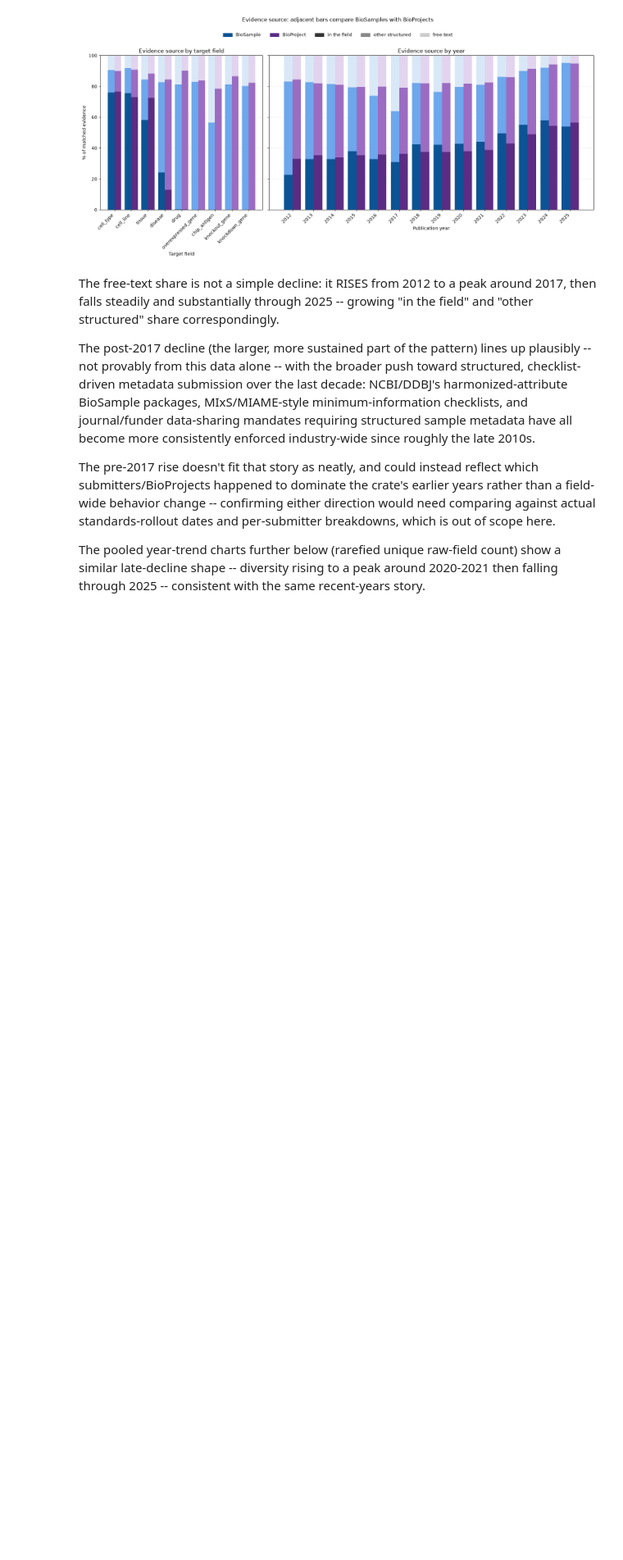
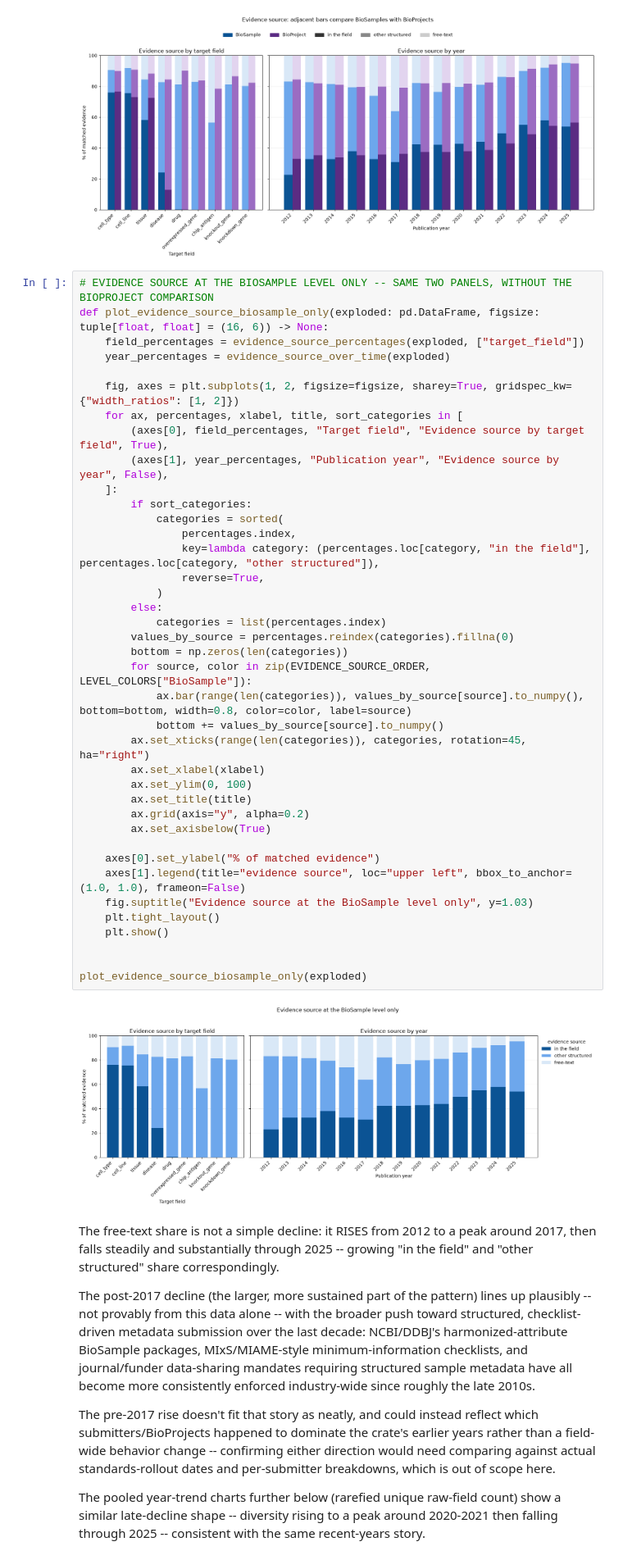
Before and after one commit to nuriafari/BH26_BioSample_bsllmner_mk2_value_provenance, a Jupyter notebook: notebooks/biosample_trace_back_analysis.ipynb, the cells around one changed output. Shown at 82% size. Saved outputs shown, nothing was run; the diff lists cells and outputs as text; blank space fills up the shorter version.

```diff
--- a/notebooks/biosample_trace_back_analysis.ipynb
+++ b/notebooks/biosample_trace_back_analysis.ipynb
@@ -398,6 +506,47 @@ def plot_evidence_source_levels(exploded: pd.DataFrame, figsize: tuple[float, fl
 plot_evidence_source_levels(exploded)
 # %% [output]
 [figure]
+# %%
+# EVIDENCE SOURCE AT THE BIOSAMPLE LEVEL ONLY -- SAME TWO PANELS, WITHOUT THE BIOPROJECT COMPARISON
+def plot_evidence_source_biosample_only(exploded: pd.DataFrame, figsize: tuple[float, float] = (16, 6)) -> None:
+    field_percentages = evidence_source_percentages(exploded, ["target_field"])
+    year_percentages = evidence_source_over_time(exploded)
+
+    fig, axes = plt.subplots(1, 2, figsize=figsize, sharey=True, gridspec_kw={"width_ratios": [1, 2]})
+    for ax, percentages, xlabel, title, sort_categories in [
+        (axes[0], field_percentages, "Target field", "Evidence source by target field", True),
+        (axes[1], year_percentages, "Publication year", "Evidence source by year", False),
+    ]:
+        if sort_categories:
+            categories = sorted(
+                percentages.index,
+                key=lambda category: (percentages.loc[category, "in the field"], percentages.loc[category, "other structured"]),
+                reverse=True,
+            )
+        else:
+            categories = list(percentages.index)
+        values_by_source = percentages.reindex(categories).fillna(0)
+        bottom = np.zeros(len(categories))
+        for source, color in zip(EVIDENCE_SOURCE_ORDER, LEVEL_COLORS["BioSample"]):
+            ax.bar(range(len(categories)), values_by_source[source].to_numpy(), bottom=bottom, width=0.8, color=color, label=source)
+            bottom += values_by_source[source].to_numpy()
+        ax.set_xticks(range(len(categories)), categories, rotation=45, ha="right")
+        ax.set_xlabel(xlabel)
+        ax.set_ylim(0, 100)
+        ax.set_title(title)
+        ax.grid(axis="y", alpha=0.2)
+        ax.set_axisbelow(True)
+
+    axes[0].set_ylabel("% of matched evidence")
+    axes[1].legend(title="evidence source", loc="upper left", bbox_to_anchor=(1.0, 1.0), frameon=False)
+    fig.suptitle("Evidence source at the BioSample level only", y=1.03)
+    plt.tight_layout()
+    plt.show()
+
+
+plot_evidence_source_biosample_only(exploded)
+# %% [output]
+[figure, added]
 # %% [markdown]
 The free-text share is not a simple decline: it RISES from 2012 to a peak around 2017, then falls steadily and substantially through 2025 -- growing "in the field" and "other structured" share correspondingly.
 
```
Also changed, not shown: parts of 10 cells of this notebook, 12 other files.
